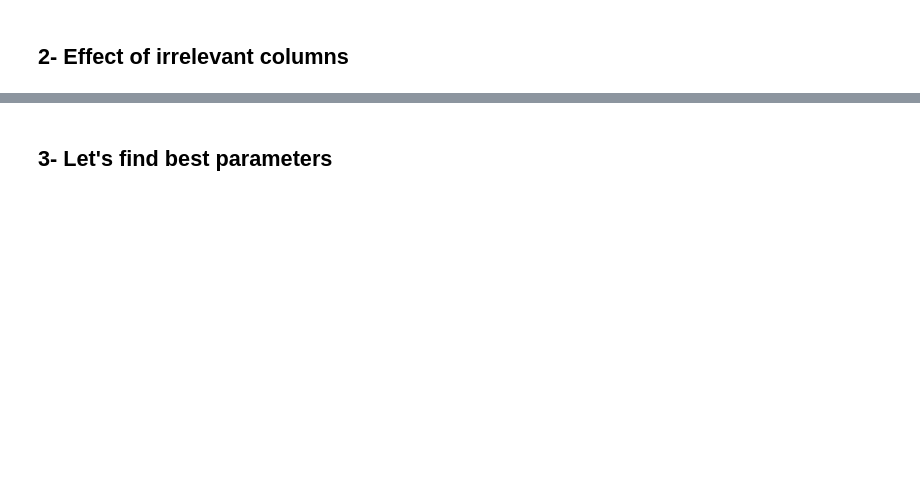
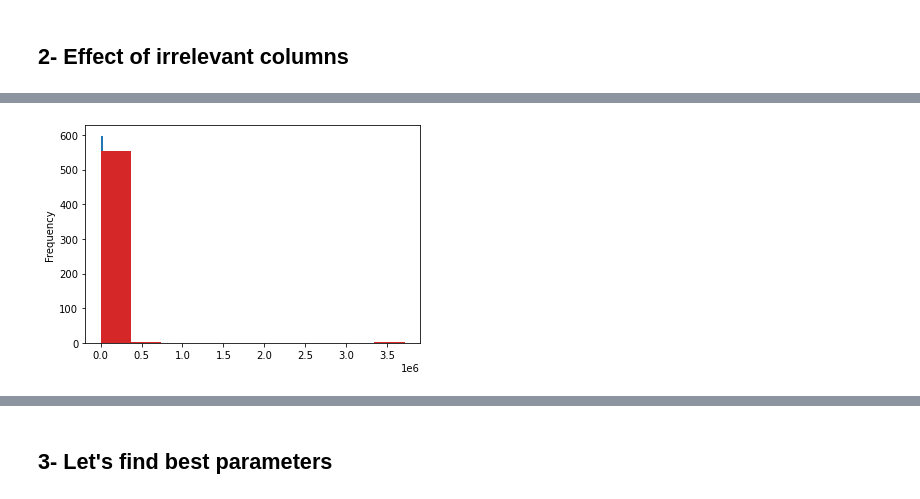
Before and after one commit to Asocsar/MD, a Jupyter notebook: Second_Part/KNN-raco.ipynb, the cells around one changed output, grey strips where cells are left out. Drawn from its saved outputs; the diff is of its cells as text; code cells hidden in the pictures; blank space fills up the shorter version.

```diff
--- a/Second_Part/KNN-raco.ipynb
+++ b/Second_Part/KNN-raco.ipynb
@@ -133,0 +119,8 @@ plt.show()
+# %%
+df[df['Metacritic']==0]['Memory'].plot.hist(bins=10)
+df[df['Metacritic']==1]['Memory'].plot.hist(bins=10)
+df[df['Metacritic']==2]['Memory'].plot.hist(bins=10)
+df[df['Metacritic']==3]['Memory'].plot.hist(bins=10)
+plt.show()
+# %% [output]
+[figure, added]
```
Also changed, not shown: parts of 33 cells of this notebook, 6 other files.
